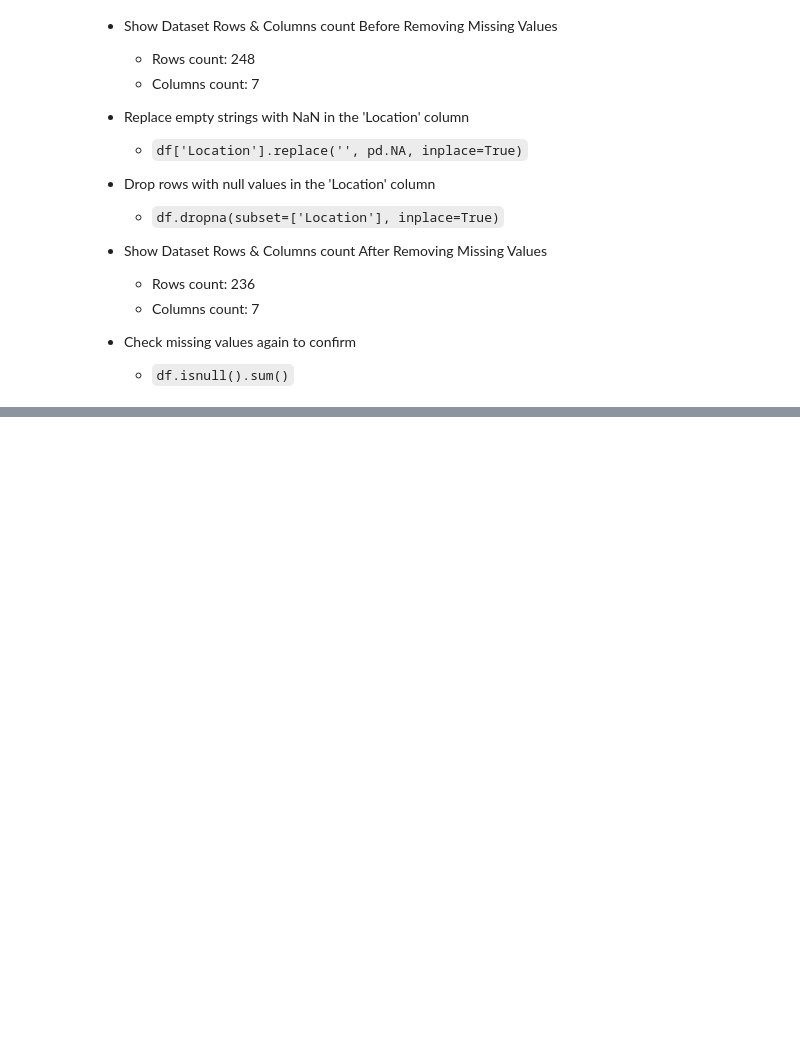
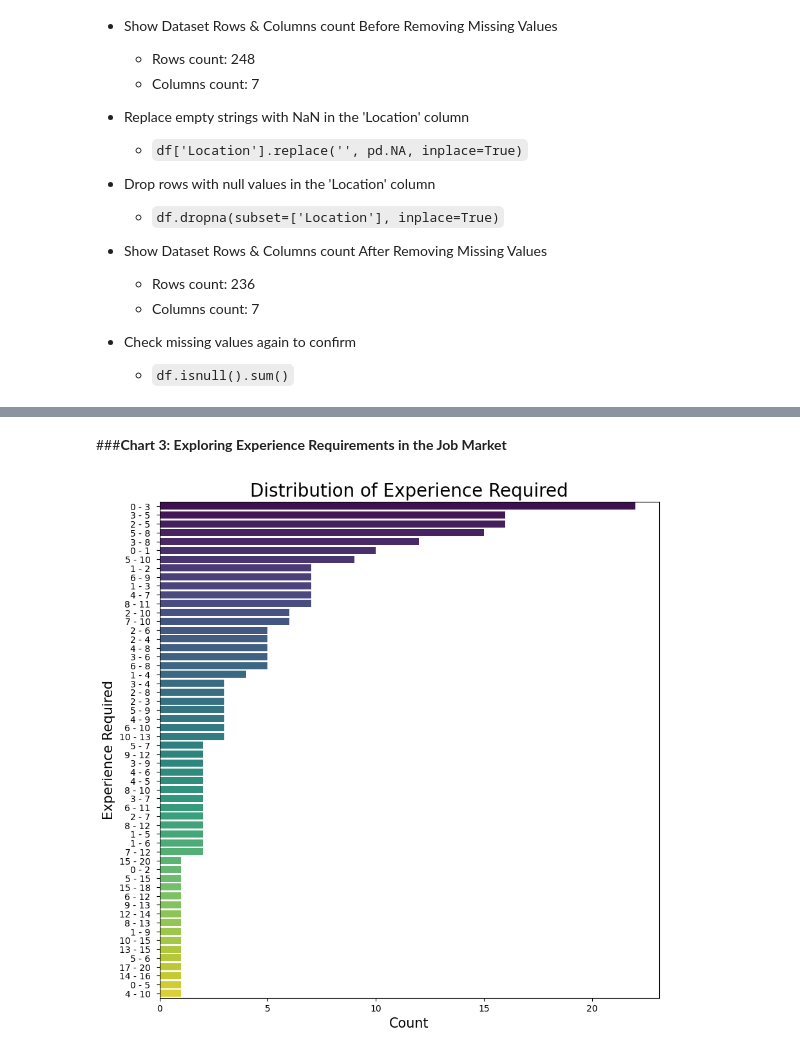
Before and after one commit to deveshsharma09/Web-Scraping-Data-Science-Job-Listings, a Jupyter notebook: Web_Scraping_Data_Science_Job_Listings.ipynb, the cells around one changed output, grey strips where cells are left out. Saved outputs shown, nothing was run; the diff lists cells and outputs as text; code cells hidden in the pictures; blank space fills up the shorter version.

```diff
--- a/Web_Scraping_Data_Science_Job_Listings.ipynb
+++ b/Web_Scraping_Data_Science_Job_Listings.ipynb
@@ -364,0 +421,15 @@ dtype: int64
+# %% [markdown]
+###**Chart 3: Exploring Experience Requirements in the Job Market**
+# %%
+# Count the occurrences of each experience level
+experience_counts = df['Experience Required(Years)'].value_counts()
+
+# Create a horizontal bar chart using Seaborn
+plt.figure(figsize=(10, 10))
+sns.barplot(x=experience_counts, y=experience_counts.index, palette='viridis')
+plt.title('Distribution of Experience Required',fontsize=20)
+plt.xlabel('Count',fontsize=15)
+plt.ylabel('Experience Required',fontsize=15)
+plt.show()
+# %% [output]
+[figure, added]
```
Also changed, not shown: parts of 12 cells of this notebook.
